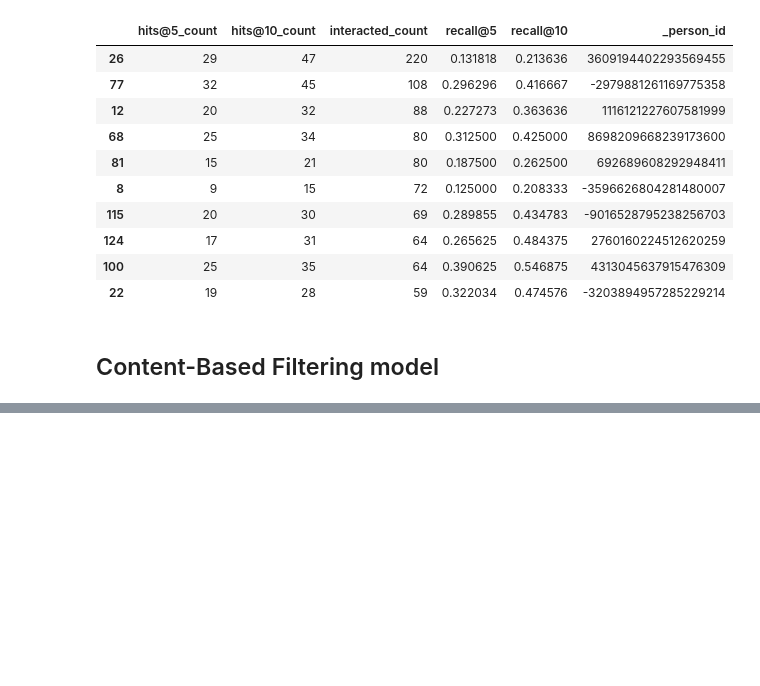
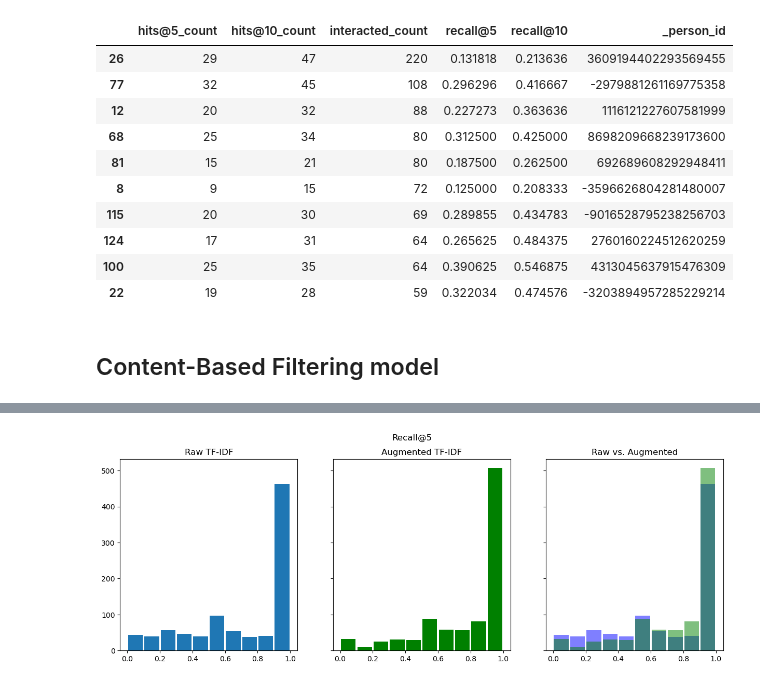
Before and after one commit to MohamedAmineMehrez/Recommender-System, a Jupyter notebook: Data-PreparationAndAnalysis.ipynb, the cells around one changed output, grey strips where cells are left out. Cells and saved outputs as stored; diff of their text form; code cells hidden in the pictures; blank space fills up the shorter version.

Commit message:
adding the CF model hybrid model and content based model

```diff
--- a/Data-PreparationAndAnalysis.ipynb
+++ b/Data-PreparationAndAnalysis.ipynb
@@ -367,0 +415,3 @@ Python 3.12.7
+# %%
+user_profiles = build_users_profiles()
+len(user_profiles)
@@ -367,0 +461,5 @@ Python 3.12.7
+# %%
+print('Evaluating Content-Based Filtering model...')
+cb_global_metrics_1, cb_detailed_results_df_1 = model_evaluator.evaluate_model(content_based_recommender_model)
+print('\nGlobal metrics:\n%s' % cb_global_metrics_1)
+cb_detailed_results_df_1.sample(10)
@@ -367,0 +548,5 @@ Python 3.12.7
+# %%
+print('Evaluating Content-Based Filtering model...')
+cb_global_metrics_2, cb_detailed_results_df_2 = model_evaluator.evaluate_model(content_based_recommender_model)
+print('\nGlobal metrics:\n%s' % cb_global_metrics_2)
+cb_detailed_results_df_2.sample(10)
@@ -367,0 +570,16 @@ Python 3.12.7
+# %%
+fig, axarr = plt.subplots(nrows=1, ncols=3, sharey=True)
+fig.suptitle('Recall@5')
+fig.set_figwidth(15)
+# 1
+axarr[0].hist(cb_detailed_results_df_1['recall@5'], rwidth=0.9);
+axarr[0].set_title('Raw TF-IDF');
+# 2
+axarr[1].hist(cb_detailed_results_df_2['recall@5'], rwidth=0.9, color='green');
+axarr[1].set_title('Augmented TF-IDF');
+# 3
+axarr[2].hist(cb_detailed_results_df_1['recall@5'], rwidth=0.9, color='blue', alpha=0.5);
+axarr[2].hist(cb_detailed_results_df_2['recall@5'], rwidth=0.9, color='green', alpha=0.5);
+axarr[2].set_title('Raw vs. Augmented');
+# %% [output]
+[figure, added]
```
Also changed, not shown: parts of 36 cells of this notebook.
